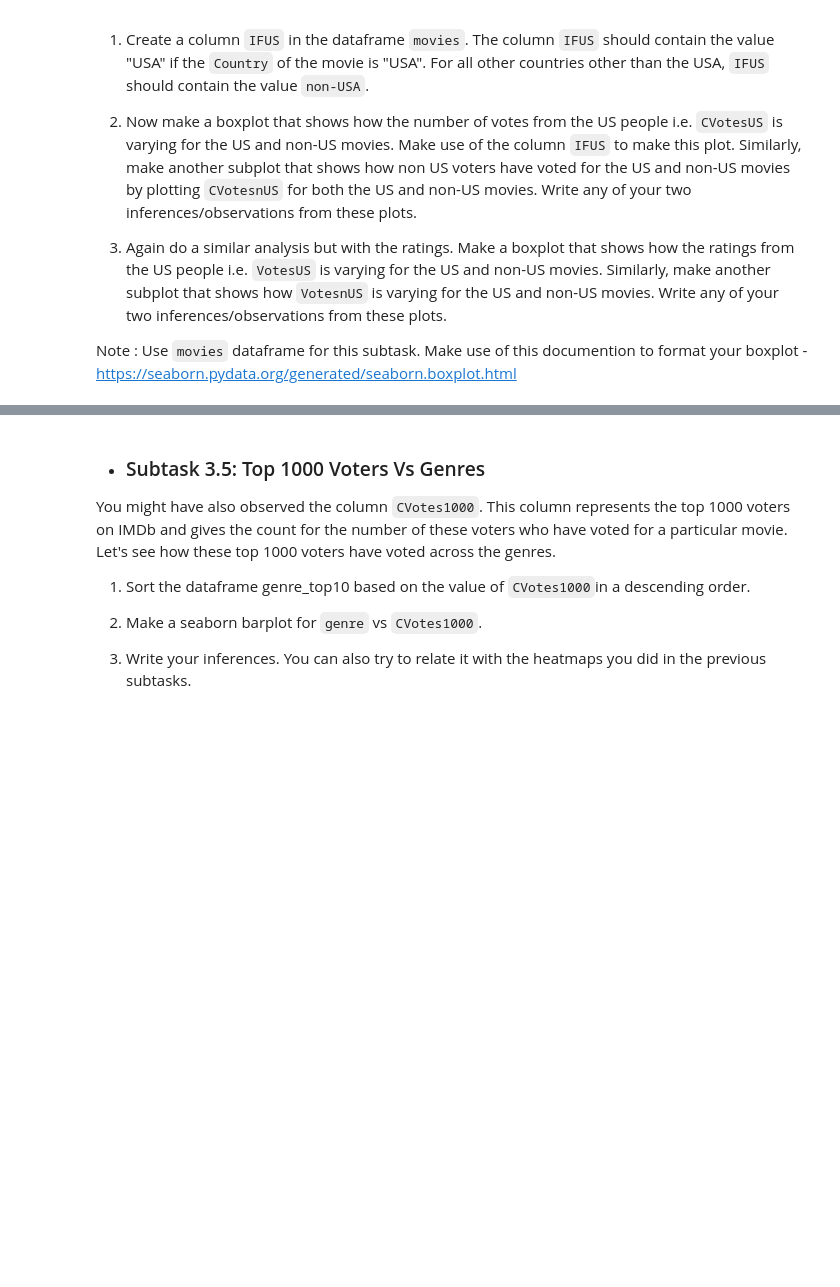
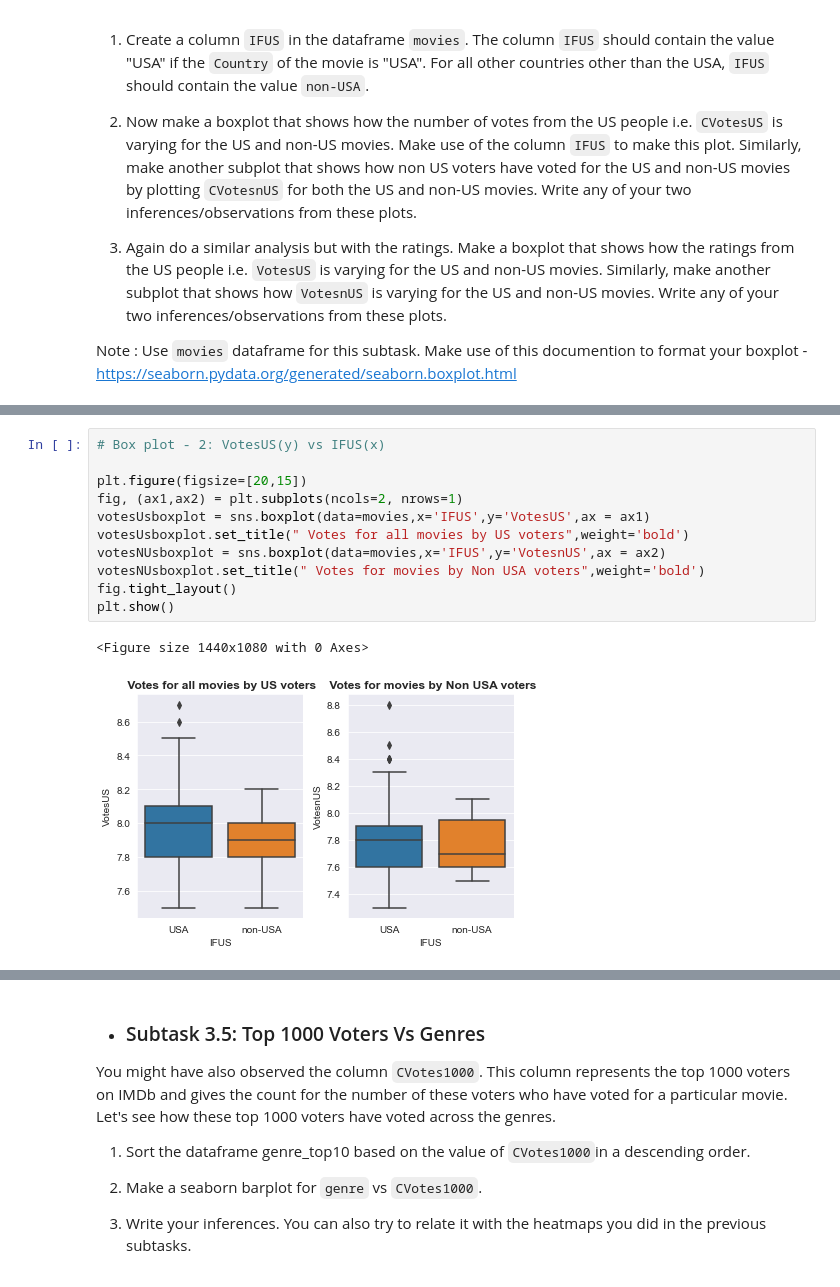
Before and after one commit to sushma3690/UP_1, a Jupyter notebook: IMDb+Movie+Assignment_stub_2.ipynb, the cells around one changed output, grey strips where cells are left out. Cells and saved outputs as stored; diff of their text form; blank space fills up the shorter version.

```diff
--- a/IMDb+Movie+Assignment_stub_2.ipynb
+++ b/IMDb+Movie+Assignment_stub_2.ipynb
@@ -592,0 +476,14 @@ plt.show()
+# %%
+# Box plot - 2: VotesUS(y) vs IFUS(x)
+
+plt.figure(figsize=[20,15])
+fig, (ax1,ax2) = plt.subplots(ncols=2, nrows=1)
+votesUsboxplot = sns.boxplot(data=movies,x='IFUS',y='VotesUS',ax = ax1)
+votesUsboxplot.set_title(" Votes for all movies by US voters",weight='bold')
+votesNUsboxplot = sns.boxplot(data=movies,x='IFUS',y='VotesnUS',ax = ax2)
+votesNUsboxplot.set_title(" Votes for movies by Non USA voters",weight='bold')
+fig.tight_layout()
+plt.show()
+# %% [output]
+<Figure size 1440x1080 with 0 Axes>
+[figure, added]
```
Also changed, not shown: parts of 24 cells of this notebook.
